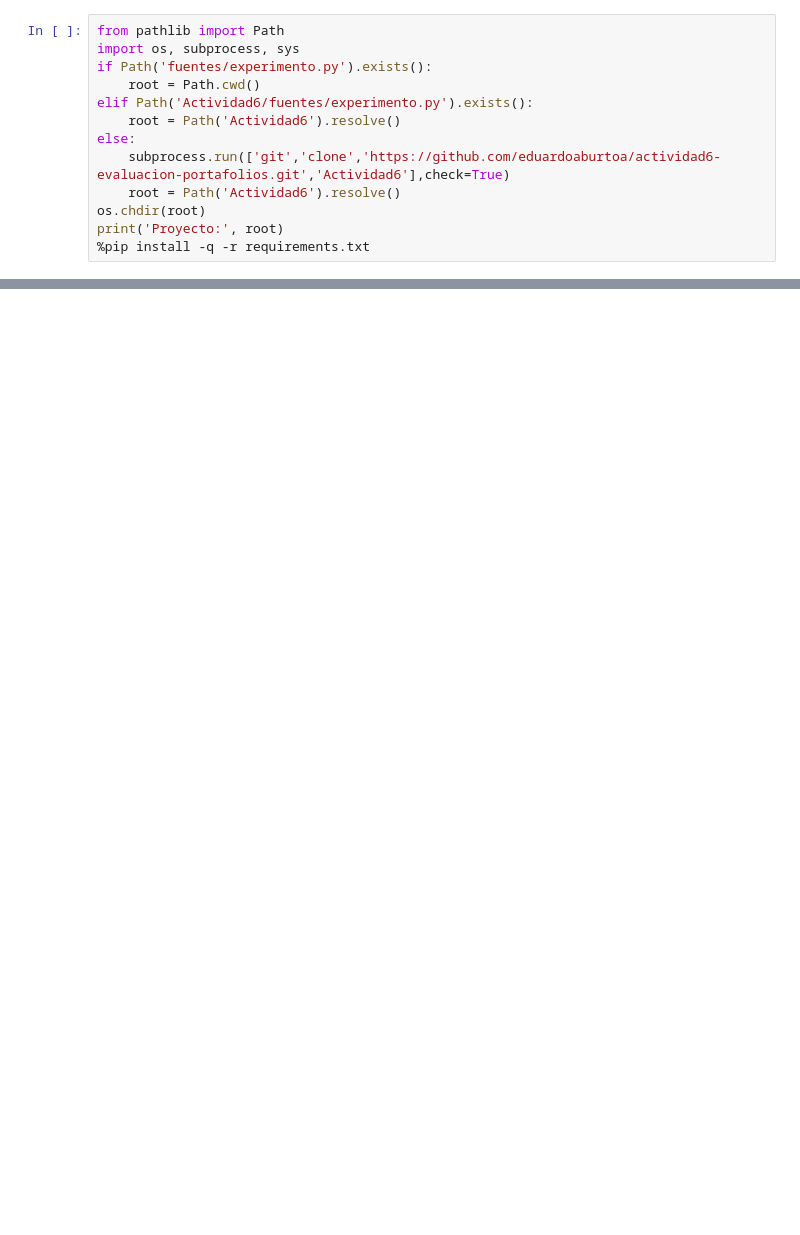
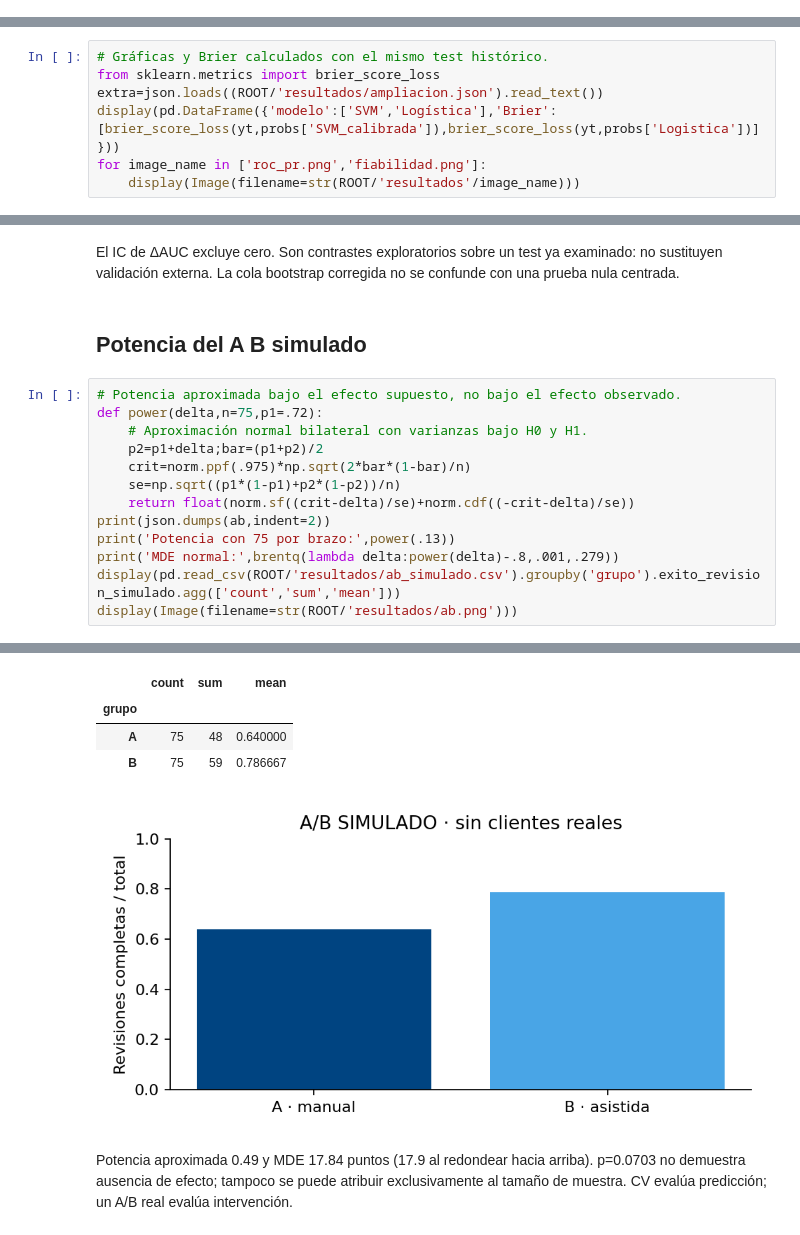
Before and after one commit to eduardoaburtoa/actividad6-evaluacion-portafolios, a Jupyter notebook: fuentes/entrena.ipynb, the cells around one changed output, grey strips where cells are left out. Drawn from its saved outputs; the diff is of its cells as text; blank space fills up the shorter version.

Commit message:
v1.1.0: reporte integrado, notebook ejecutado, ampliación estadística y pruebas CI

```diff
--- a/fuentes/entrena.ipynb
+++ b/fuentes/entrena.ipynb
@@ -4,13 +0,0 @@ Eduardo Aburto Angulo. Evaluación retrospectiva; clase positiva = noticia negat
-# %%
-from pathlib import Path
-import os, subprocess, sys
-if Path('fuentes/experimento.py').exists():
-    root = Path.cwd()
-elif Path('Actividad6/fuentes/experimento.py').exists():
-    root = Path('Actividad6').resolve()
-else:
-    subprocess.run(['git','clone','https://github.com/eduardoaburtoa/actividad6-evaluacion-portafolios.git','Actividad6'],check=True)
-    root = Path('Actividad6').resolve()
-os.chdir(root)
-print('Proyecto:', root)
-%pip install -q -r requirements.txt
@@ -40,0 +434,7 @@ Una noticia negativa sólo prioriza revisión humana: no predice rentabilidad ni
+# %%
+# Gráficas y Brier calculados con el mismo test histórico.
+from sklearn.metrics import brier_score_loss
+extra=json.loads((ROOT/'resultados/ampliacion.json').read_text())
+display(pd.DataFrame({'modelo':['SVM','Logística'],'Brier':[brier_score_loss(yt,probs['SVM_calibrada']),brier_score_loss(yt,probs['Logistica'])]}))
+for image_name in ['roc_pr.png','fiabilidad.png']:
+    display(Image(filename=str(ROOT/'resultados'/image_name)))
@@ -40,0 +486,18 @@ Una noticia negativa sólo prioriza revisión humana: no predice rentabilidad ni
+# %% [markdown]
+El IC de ΔAUC excluye cero. Son contrastes exploratorios sobre un test ya examinado: no sustituyen validación externa. La cola bootstrap corregida no se confunde con una prueba nula centrada.
+# %% [markdown]
+## Potencia del A B simulado
+# %%
+# Potencia aproximada bajo el efecto supuesto, no bajo el efecto observado.
+def power(delta,n=75,p1=.72):
+    # Aproximación normal bilateral con varianzas bajo H0 y H1.
+    p2=p1+delta;bar=(p1+p2)/2
+    crit=norm.ppf(.975)*np.sqrt(2*bar*(1-bar)/n)
+    se=np.sqrt((p1*(1-p1)+p2*(1-p2))/n)
+    return float(norm.sf((crit-delta)/se)+norm.cdf((-crit-delta)/se))
+print(json.dumps(ab,indent=2))
+print('Potencia con 75 por brazo:',power(.13))
+print('MDE normal:',brentq(lambda delta:power(delta)-.8,.001,.279))
+display(pd.read_csv(ROOT/'resultados/ab_simulado.csv').groupby('grupo').exito_revision_simulado.agg(['count','sum','mean']))
+display(Image(filename=str(ROOT/'resultados/ab.png')))
+# %% [output]
@@ -40,0 +521,7 @@ Una noticia negativa sólo prioriza revisión humana: no predice rentabilidad ni
+|  | count | sum | mean |
+| grupo |  |  |  |
+| A | 75 | 48 | 0.640000 |
+| B | 75 | 59 | 0.786667 |
+[figure, added]
+# %% [markdown]
+Potencia aproximada 0.49 y MDE 17.84 puntos (17.9 al redondear hacia arriba). p=0.0703 no demuestra ausencia de efecto; tampoco se puede atribuir exclusivamente al tamaño de muestra. CV evalúa predicción; un A/B real evalúa intervención.
```
Also changed, not shown: parts of 41 cells of this notebook, 23 other files.
